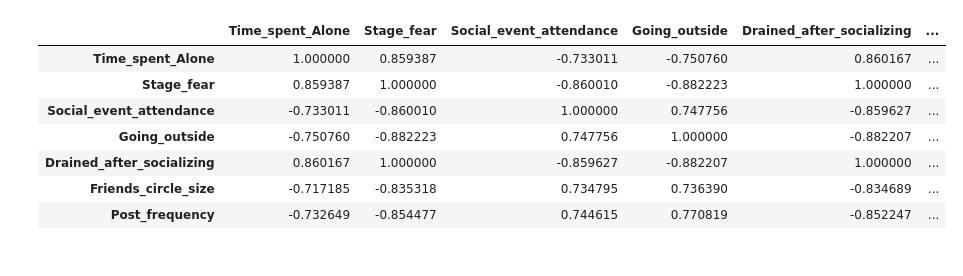
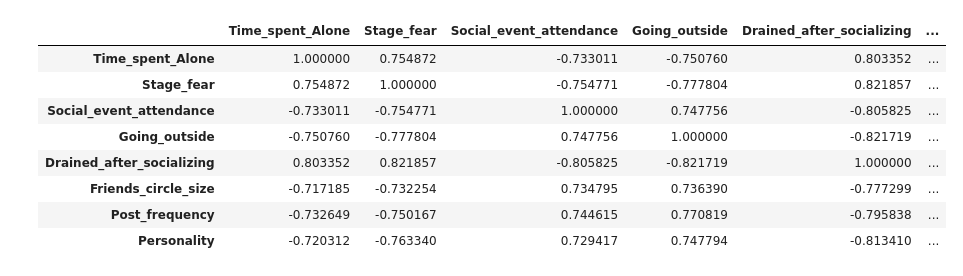
Before and after one commit to julygomez1/TP_Final_Mat3, a Jupyter notebook: Analisis de datos.ipynb, the cells around one changed output. Cells and saved outputs as stored; diff of their text form; code cells hidden in the pictures.

```diff
--- a/Analisis de datos.ipynb
+++ b/Analisis de datos.ipynb
@@ -24,6 +35,11 @@ df
 # %%
 #Cambio Yes y No por 1 y 0 para que entren en el análisis
-df.replace({"Yes": 1, "No": 0}, inplace=True)
+from sklearn.preprocessing import LabelEncoder
+
+categorical_cols =['Stage_fear','Drained_after_socializing','Personality'] #extrovert = 1, introvert = 0
+for col in categorical_cols:
+    encoder = LabelEncoder()
+    df[col] = encoder.fit_transform(df[col])
 
 df.head()
 # %% [output]
@@ -81,14 +98,15 @@ print("Número de Filas con Valores Atípicos:", cant_outliers)
 Número de Filas con Valores Atípicos: 0
 # %%
 #Correlación de los datos no normalizados
-correlaciones = df_numerico.corr(method='pearson')
+correlaciones = df.corr(method='pearson')
 correlaciones
 # %% [output]
 |  | Time_spent_Alone | Stage_fear | Social_event_attendance | Going_outside | Drained_after_socializing | ... |
-| Time_spent_Alone | 1.000000 | 0.859387 | -0.733011 | -0.750760 | 0.860167 | ... |
-| Stage_fear | 0.859387 | 1.000000 | -0.860010 | -0.882223 | 1.000000 | ... |
-| Social_event_attendance | -0.733011 | -0.860010 | 1.000000 | 0.747756 | -0.859627 | ... |
-| Going_outside | -0.750760 | -0.882223 | 0.747756 | 1.000000 | -0.882207 | ... |
-| Drained_after_socializing | 0.860167 | 1.000000 | -0.859627 | -0.882207 | 1.000000 | ... |
-| Friends_circle_size | -0.717185 | -0.835318 | 0.734795 | 0.736390 | -0.834689 | ... |
-| Post_frequency | -0.732649 | -0.854477 | 0.744615 | 0.770819 | -0.852247 | ... |
+| Time_spent_Alone | 1.000000 | 0.754872 | -0.733011 | -0.750760 | 0.803352 | ... |
+| Stage_fear | 0.754872 | 1.000000 | -0.754771 | -0.777804 | 0.821857 | ... |
+| Social_event_attendance | -0.733011 | -0.754771 | 1.000000 | 0.747756 | -0.805825 | ... |
+| Going_outside | -0.750760 | -0.777804 | 0.747756 | 1.000000 | -0.821719 | ... |
+| Drained_after_socializing | 0.803352 | 0.821857 | -0.805825 | -0.821719 | 1.000000 | ... |
+| Friends_circle_size | -0.717185 | -0.732254 | 0.734795 | 0.736390 | -0.777299 | ... |
+| Post_frequency | -0.732649 | -0.750167 | 0.744615 | 0.770819 | -0.795838 | ... |
+| Personality | -0.720312 | -0.763340 | 0.729417 | 0.747794 | -0.813410 | ... |
```
Also changed, not shown: parts of 5 cells of this notebook.
